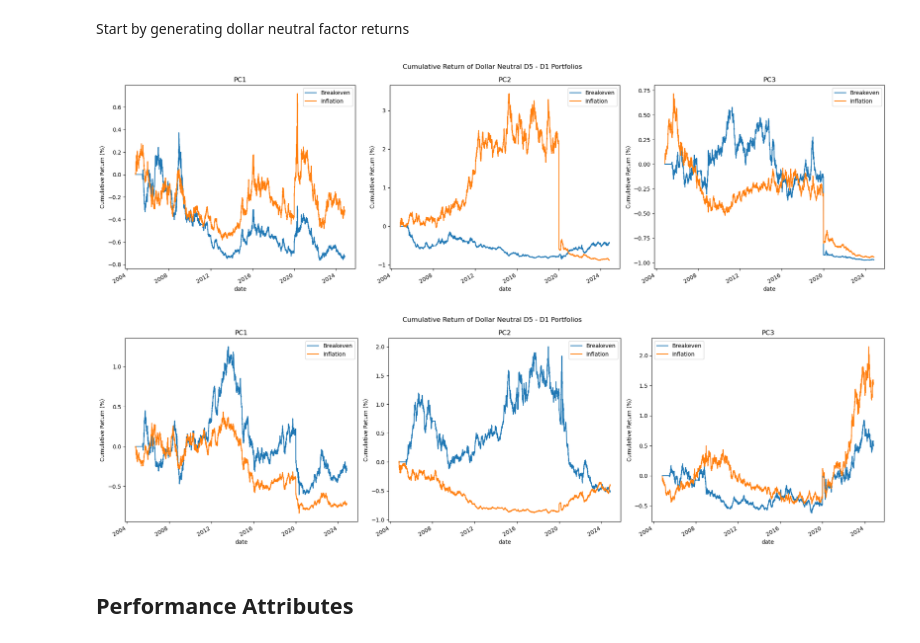
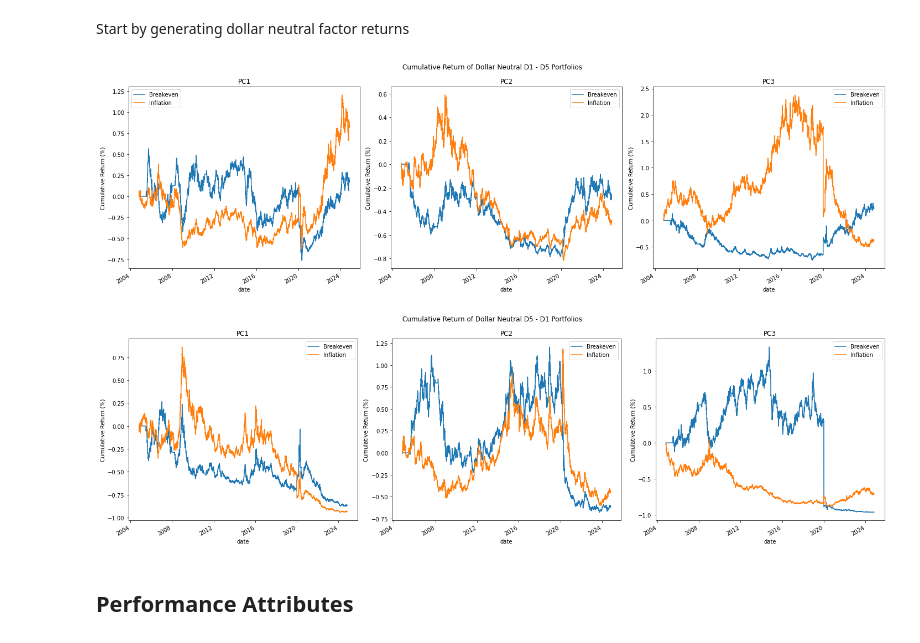
Before and after one commit to diegodalvarez/CommodityInflationFactor, a Jupyter notebook: root/notebooks/FactorsNotebooks/BetaFactors.ipynb, the cells around one changed output. Cells and saved outputs as stored; diff of their text form; code cells hidden in the pictures.

Commit message:
fix graphs

```diff
--- a/root/notebooks/FactorsNotebooks/BetaFactors.ipynb
+++ b/root/notebooks/FactorsNotebooks/BetaFactors.ipynb
@@ -140,12 +142,12 @@ def plot_dollar_neutral_factor_d1d5(df_data: pd.DataFrame) -> pd.DataFrame:
                 title  = pc,
                 ylabel = "Cumulative Return (%)"))
 
-    fig.suptitle("Cumulative Return of Dollar Neutral D5 - D1 Portfolios")
+    fig.suptitle("Cumulative Return of Dollar Neutral D1 - D5 Portfolios")
     plt.tight_layout()
 
 plot_dollar_neutral_factor_d1d5(df_data)
 # %% [output]
-[figure, old version]
+[figure, new version]
 # %%
 def generate_dollar_neutral_factor_d5d1(df_data: pd.DataFrame) -> pd.DataFrame:
 
@@ -163,30 +165,30 @@ df_factor = generate_dollar_neutral_factor_d5d1(df_data)
 # %%
 def plot_dollar_neutral_factor_d5d1(df_data: pd.DataFrame) -> pd.DataFrame:
 
     pcs       = df_factor.pc.drop_duplicates().sort_values().to_list()
     fig, axes = plt.subplots(ncols = len(pcs), figsize = (20,6))
 
     for pc, ax in zip(pcs, axes.flatten()):
 
         (df_factor.query(
             "pc == @pc")
             [["date", "curve", "spread"]].
             assign(curve = lambda x: x.curve.str.capitalize()).
             rename(columns = {"curve": ""}).
             pivot(index = "date", columns = "", values = "spread").
             fillna(0).
             apply(lambda x: np.cumprod(1 + x) - 1).
             plot(
                 ax     = ax,
                 title  = pc,
                 ylabel = "Cumulative Return (%)"))
 
-    fig.suptitle("Cumulative Return of Dollar Neutral D1 - D5 Portfolios")
+    fig.suptitle("Cumulative Return of Dollar Neutral D5 - D1 Portfolios")
     plt.tight_layout()
 
-plot_dollar_neutral_factor_d1d5(df_data)
+plot_dollar_neutral_factor_d5d1(df_data)
 # %% [output]
-[figure, old version]
+[figure, new version]
 # %% [markdown]
 ## Performance Attributes
 # %%
```
Also changed, not shown: parts of 5 cells of this notebook.
